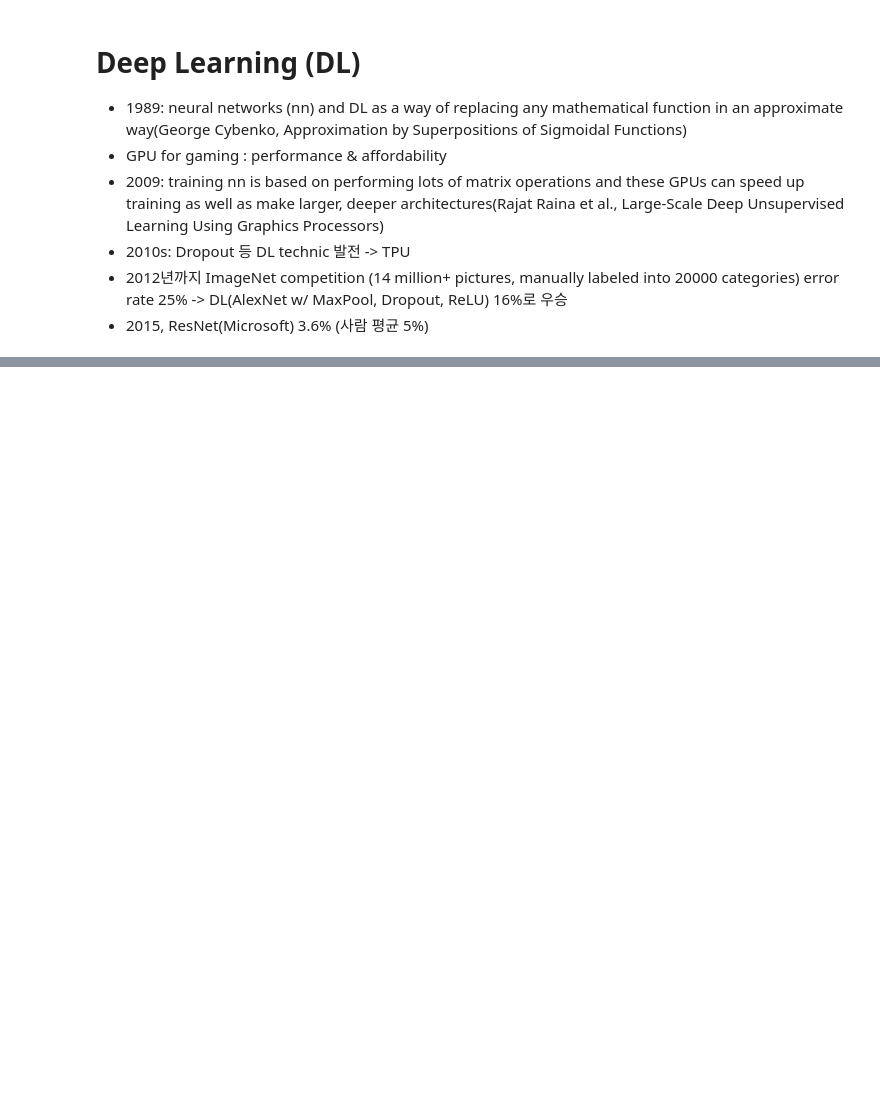
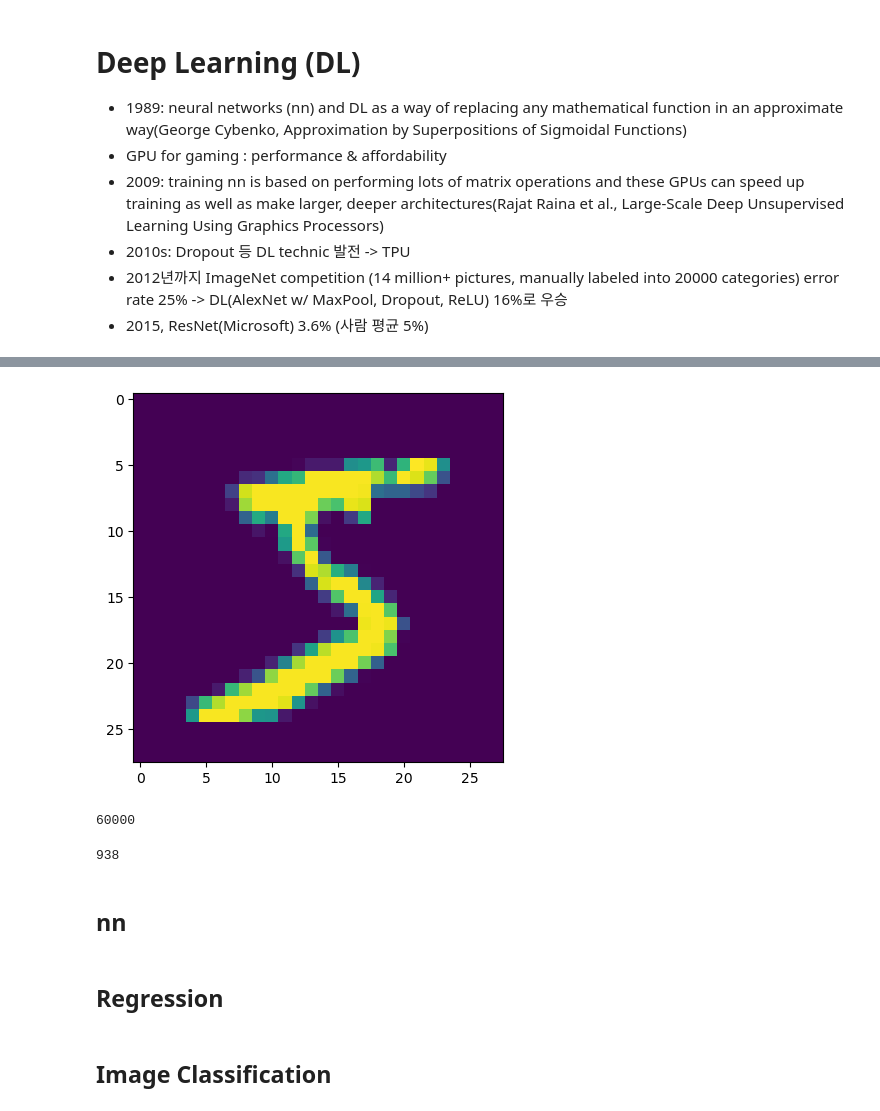
Before and after one commit to ajwkim/NSM_PDL, a Jupyter notebook: PDL_Python.ipynb, the cells around one changed output, grey strips where cells are left out. Cells and saved outputs as stored; diff of their text form; code cells hidden in the pictures; blank space fills up the shorter version.

```diff
--- a/PDL_Python.ipynb
+++ b/PDL_Python.ipynb
@@ -2592,0 +2779,16 @@ ax[1].legend();
+# %%
+from torchvision.datasets import MNIST
+from torchvision import transforms
+
+transform = transforms.Compose([
+    transforms.ToTensor(),
+    transforms.Normalize((.5,), (1.,))
+])
+path = './data'
+trn_ds = MNIST(path, train=True, transform=transform, download=True)
+tst_ds = MNIST(path, train=False, transform=transform, download=True)
+
+type(trn_ds), len(trn_ds), type(trn_ds[0])
+trn_ds[0][0].shape, trn_ds[0][1]
+trn_ds.data.shape, trn_ds.targets.shape
+tst_ds.data.shape, tst_ds.targets.shape
@@ -2592,0 +2800,4 @@ ax[1].legend();
+# %%
+plt.imshow(trn_ds[0][0][0].numpy());
+# %% [output]
+[figure, added]
@@ -2592,0 +2810,18 @@ ax[1].legend();
+# %%
+n_sample = 0
+for imgs, lbls in trn_loader:
+    # print(imgs.shape)         # (bs, 1, 28, 28)
+    # print(lbls)
+    # break
+    n_sample += len(lbls)
+n_sample
+len(trn_loader)
+# %% [output]
+60000
+938
+# %% [markdown]
+## nn
+# %% [markdown]
+## Regression
+# %% [markdown]
+## Image Classification
```
Also changed, not shown: parts of 26 cells of this notebook, 8 other files.
